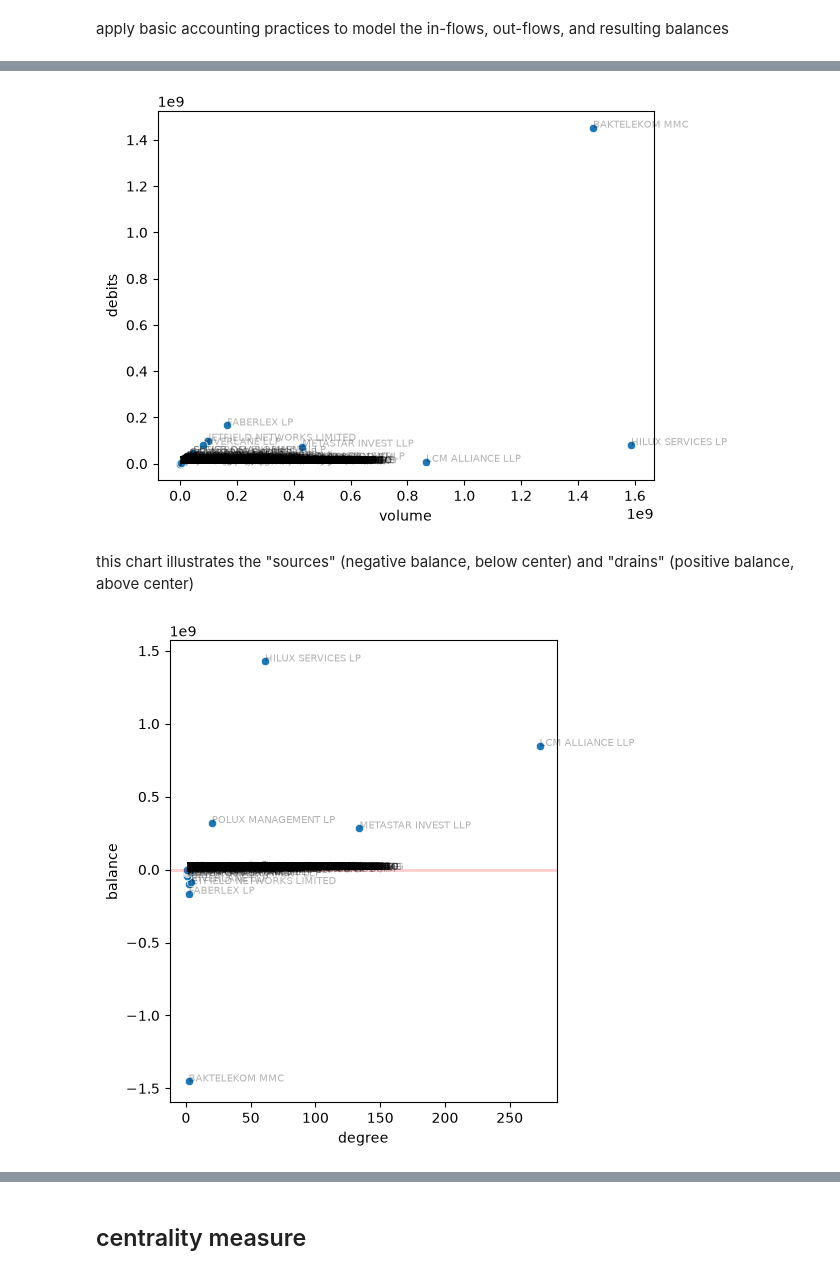
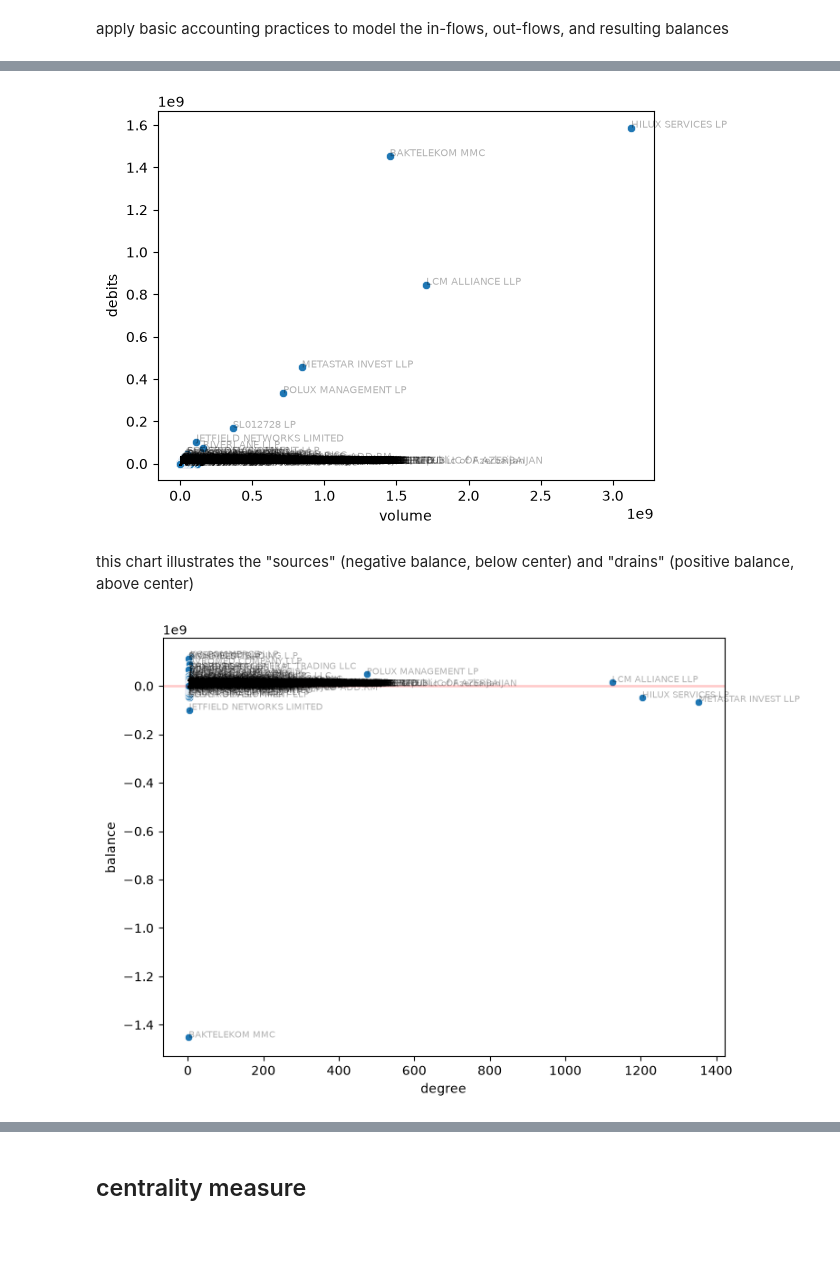
Before and after one commit to DerwenAI/azeri_laverie, a Jupyter notebook: occrp.ipynb, the cells around one changed output, grey strips where cells are left out. Cells and saved outputs as stored; diff of their text form; code cells hidden in the pictures; blank space fills up the shorter version.

Commit message:
first Garphield visualization with the enhanced data

```diff
--- a/occrp.ipynb
+++ b/occrp.ipynb
@@ -148,9 +218,9 @@ node_names: list = []
 
 edge_xact: dict = defaultdict(list)
 
-for index, row in df.iterrows():
-    src_label: str = row["payer_name"]
-    dst_label: str = row["beneficiary_name"]
+for row in df.iter_rows(named = True):
+    src_label: str = row["pay_name"]
+    dst_label: str = row["ben_name"]
 
     if src_label not in node_names:
         node_names.append(src_label)
@@ -180,7 +250,7 @@ for index, row in df.iterrows():
     )
 
     edge_xact[ (src_id, dst_id) ].append({
-        "amount": row["amount_orig"],
+        "amount": row["amount_usd"],
         "date": datetime.fromisoformat(str(row["date"])),
     })
 # %%
@@ -219,10 +289,6 @@ for edge, dat in edge_xact.items():
         "total_amount": sum(amounts),
     })
 
-df_summary: pd.DataFrame = pd.DataFrame.from_dict(
-    summary_data,
-    orient = "columns"
-)
-
+df_summary: pl.DataFrame = pl.DataFrame(summary_data)
 df_summary.head()
 # %% [output]
@@ -307,7 +473,7 @@ for node_id in graph.nodes():
     graph.nodes[node_id]["credits"] = 0
     graph.nodes[node_id]["debits"] = 0
 
-for index, row in df_summary.iterrows():
+for row in df_summary.iter_rows(named = True):
     src_id: int = row["src_id"]
     dst_id: int = row["dst_id"]
     amount: float = float(row["total_amount"])
@@ -328,10 +494,6 @@ nodes_dat: typing.List[ dict ] = [
     for _, dat in graph.nodes(data = True)
 ]
 
-df_nodes: pd.DataFrame = pd.DataFrame.from_dict(
-    nodes_dat,
-    orient = "columns"
-)
-
+df_nodes: pl.DataFrame = pl.DataFrame(nodes_dat).sort("volume", descending = True)
 df_nodes.head()
 # %% [output]
@@ -375,32 +544,36 @@ x: list = df_nodes["volume"].to_list()
 y: list = df_nodes["debits"].to_list()
 labels: list = df_nodes["name"].to_list()
 
-sns.scatterplot(data = df_nodes, x = "volume", y = "debits")
+with warnings.catch_warnings():
+    warnings.simplefilter("ignore")
+    sns.scatterplot(data = df_nodes, x = "volume", y = "debits")
 
 for i, label in enumerate(labels):
     plt.annotate(label, (x[i], y[i]), alpha = 0.3, fontsize = 7)
 
 plt.show()
 # %% [output]
-[figure, old version]
+[figure, new version]
 # %% [markdown]
 this chart illustrates the "sources" (negative balance, below center) and "drains" (positive balance, above center)
 # %%
 x: list = df_nodes["degree"].to_list()
 y: list = df_nodes["balance"].to_list()
 labels: list = df_nodes["name"].to_list()
 
-fig, ax = plt.subplots(figsize = (5, 6))
+fig, ax = plt.subplots(figsize = (8, 6))
 plt.rcParams["font.family"] = "sans-serif"
 
-sns.scatterplot(data = df_nodes, x = "degree", y = "balance")
+with warnings.catch_warnings():
+    warnings.simplefilter("ignore")
+    sns.scatterplot(data = df_nodes, x = "degree", y = "balance")
 
 for i, label in enumerate(labels):
     plt.annotate(label, (x[i], y[i]), alpha = 0.3, fontsize = 7)
 
 plt.axhline(y = 0, color = "red", lw = 2, alpha = 0.2)
 
 plt.show()
 # %% [output]
-[figure, old version]
+[figure, new version]
 # %% [markdown]
```
Also changed, not shown: parts of 90 cells of this notebook, 7 other files.
